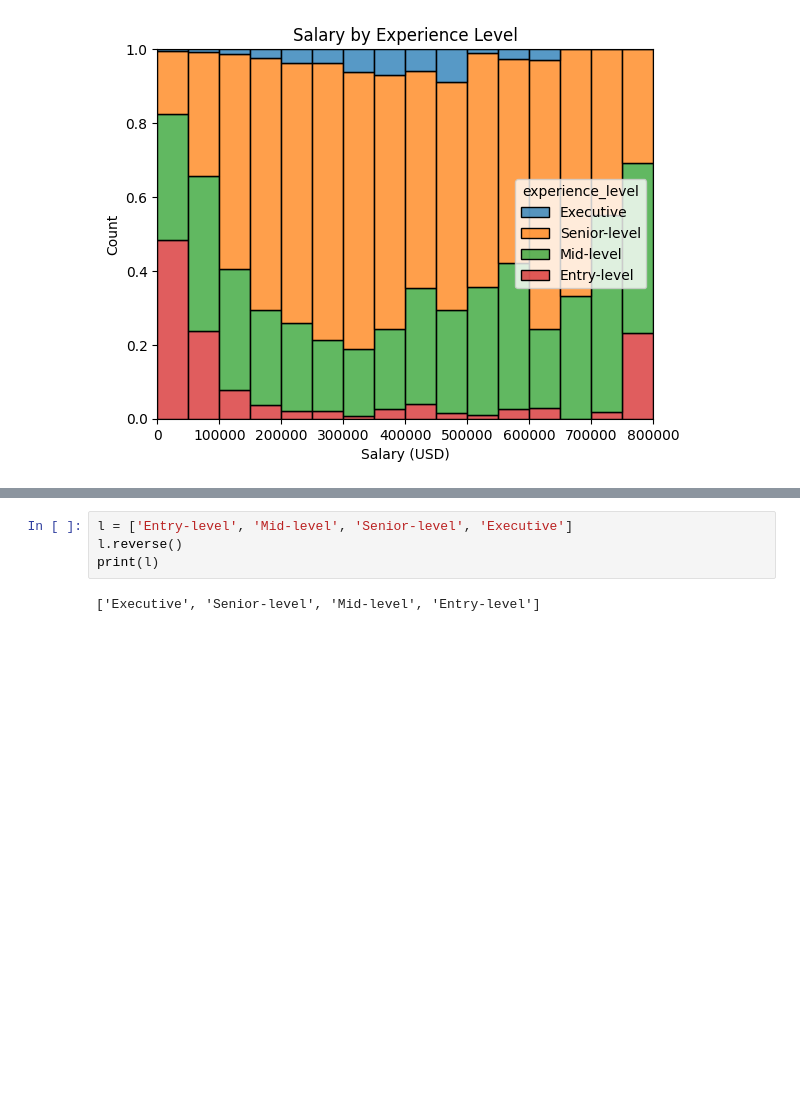
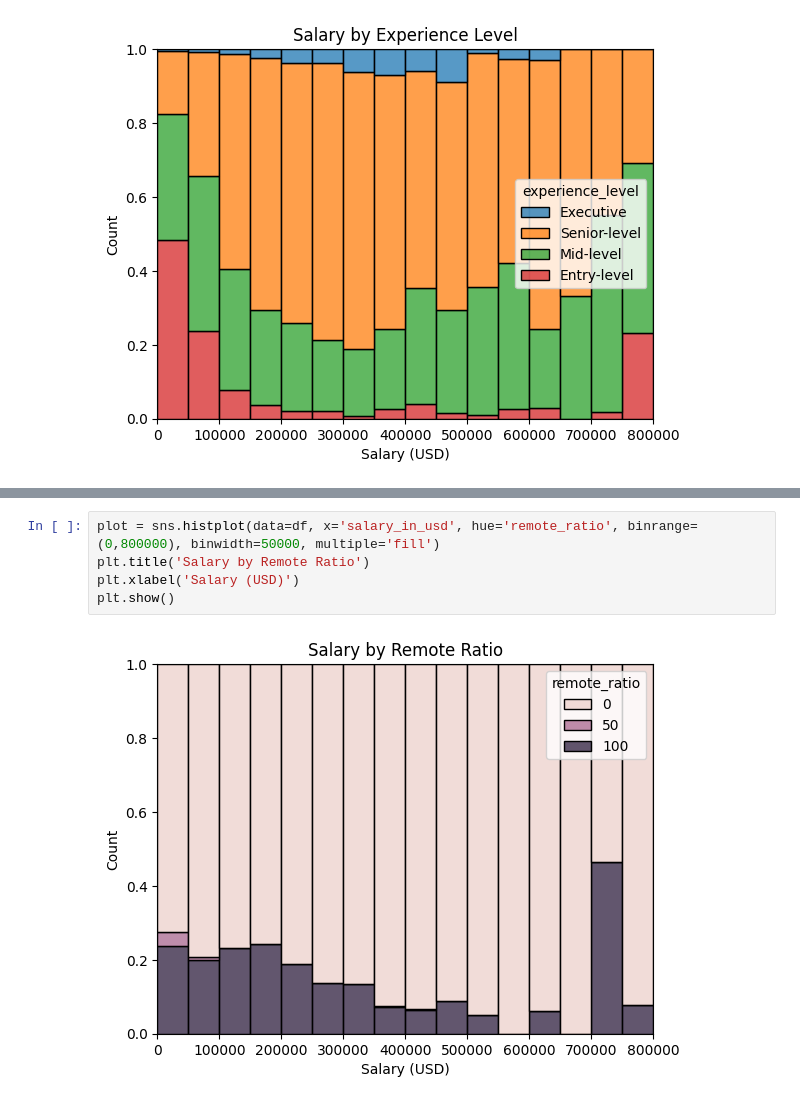
Before and after one commit to hensleyas21/SalariesML, a Jupyter notebook: salaries_analysis.ipynb, the cells around one changed output, grey strips where cells are left out. Saved outputs shown, nothing was run; the diff lists cells and outputs as text; blank space fills up the shorter version.

Commit message:
Salary vs remote ratio

```diff
--- a/salaries_analysis.ipynb
+++ b/salaries_analysis.ipynb
@@ -72,6 +75,7 @@ plt.show()
-# %%
-l = ['Entry-level', 'Mid-level', 'Senior-level', 'Executive']
-l.reverse()
-print(l)
-# %% [output]
-['Executive', 'Senior-level', 'Mid-level', 'Entry-level']
+# %%
+plot = sns.histplot(data=df, x='salary_in_usd', hue='remote_ratio', binrange=(0,800000), binwidth=50000, multiple='fill')
+plt.title('Salary by Remote Ratio')
+plt.xlabel('Salary (USD)')
+plt.show()
+# %% [output]
+[figure, added]
```
Also changed, not shown: parts of 4 cells of this notebook.
